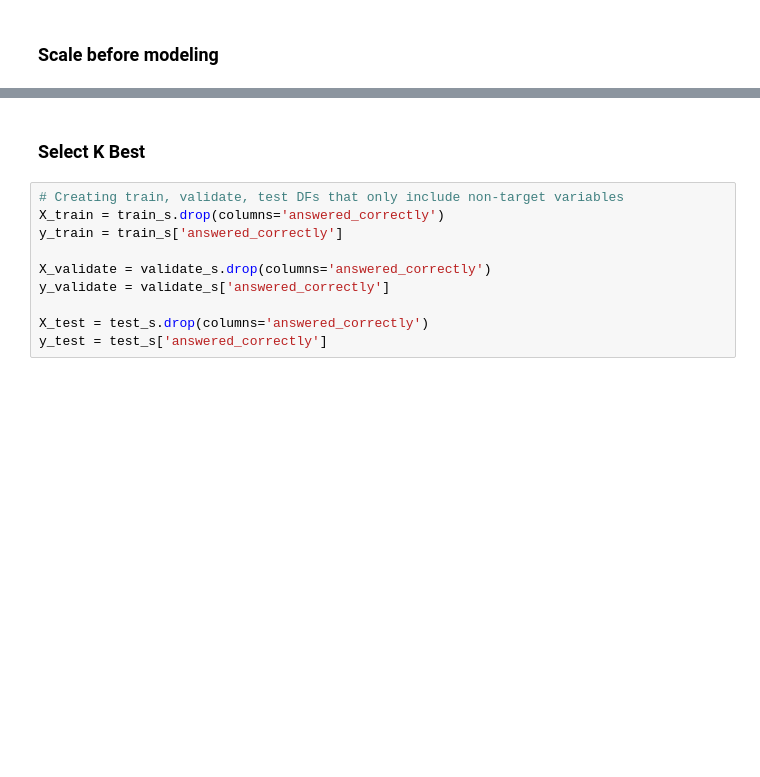
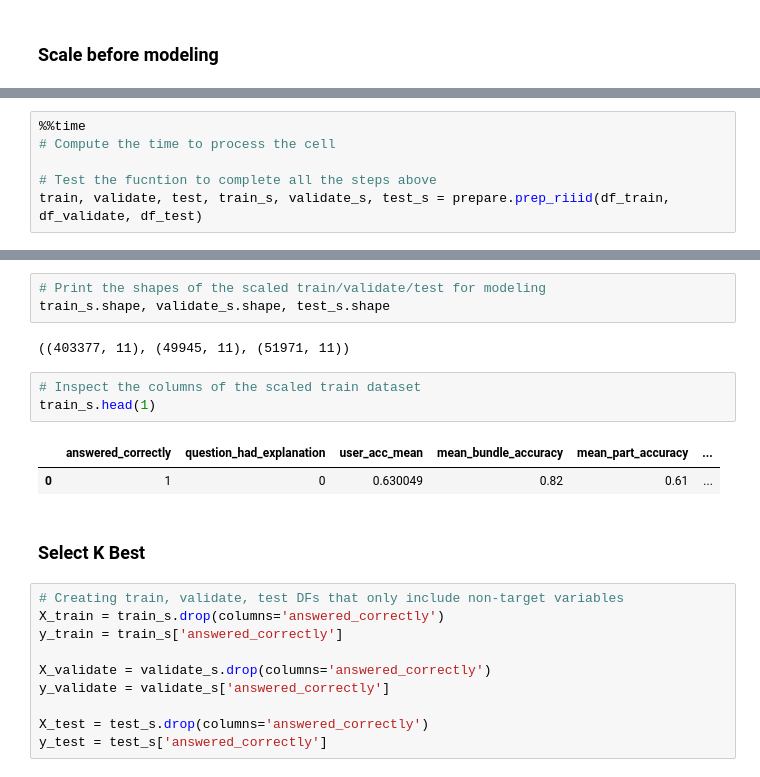
Before and after one commit to Yongliang-Shi/riiid_answer_correctness_prediction, a Jupyter notebook: prepare.ipynb, the cells around one changed output, grey strips where cells are left out. Saved outputs shown, nothing was run; the diff lists cells and outputs as text; blank space fills up the shorter version.

Commit message:
completed the preparation for a sample dataset from the database

```diff
--- a/prepare.ipynb
+++ b/prepare.ipynb
@@ -488,0 +550,6 @@ train_s.head(1)
+# %%
+%%time
+# Compute the time to process the cell
+
+# Test the fucntion to complete all the steps above
+train, validate, test, train_s, validate_s, test_s = prepare.prep_riiid(df_train, df_validate, df_test)
@@ -489,3 +571,14 @@ train_s.head(1)
+# %%
+# Print the shapes of the scaled train/validate/test for modeling
+train_s.shape, validate_s.shape, test_s.shape
+# %% [output]
+((403377, 11), (49945, 11), (51971, 11))
+# %%
+# Inspect the columns of the scaled train dataset
+train_s.head(1)
+# %% [output]
+|  | answered_correctly | question_had_explanation | user_acc_mean | mean_bundle_accuracy | mean_part_accuracy | ... |
+| 0 | 1 | 0 | 0.630049 | 0.82 | 0.61 | ... |
 # %% [markdown]
 ### Select K Best
 # %%
```
Also changed, not shown: parts of 61 cells of this notebook.
